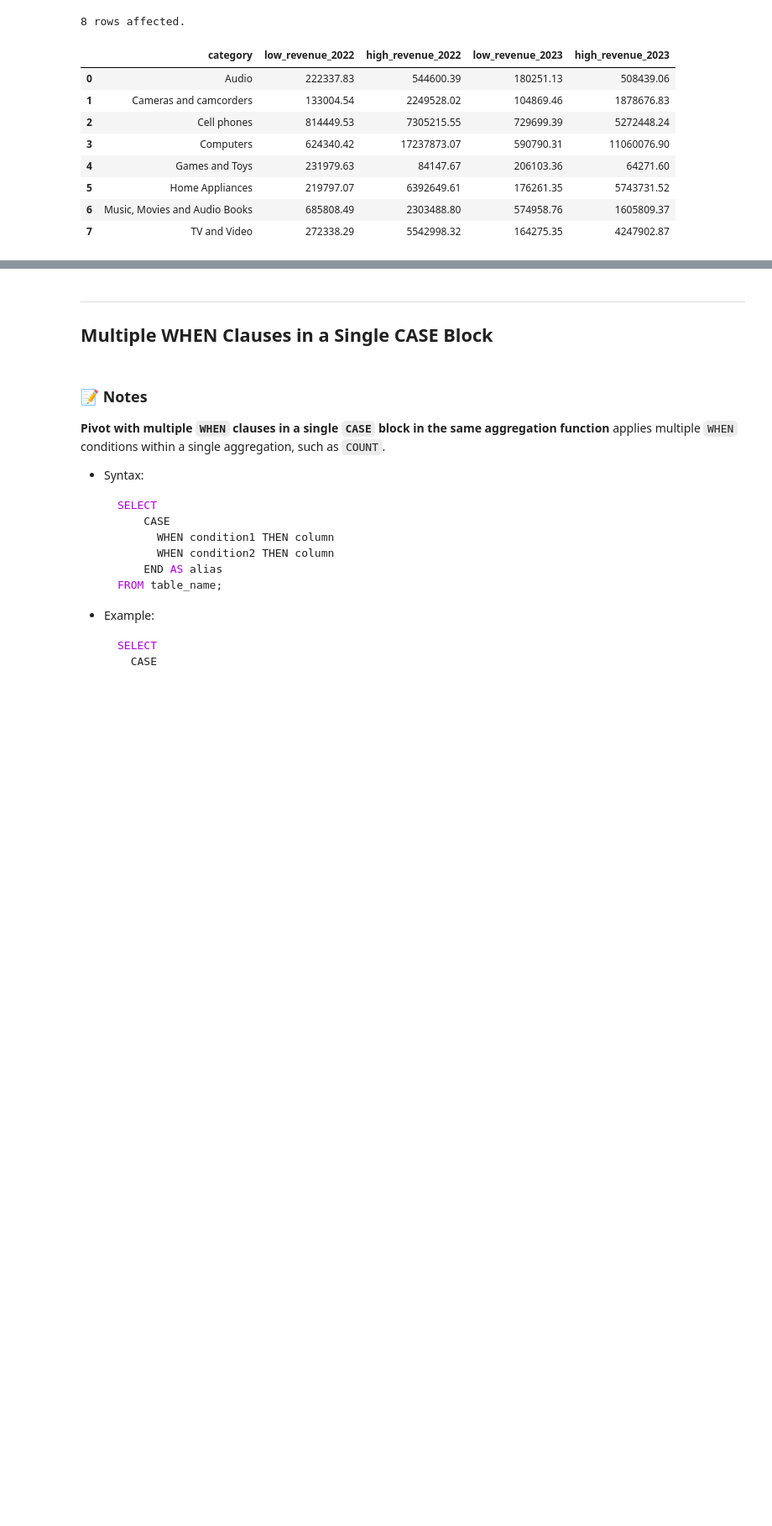
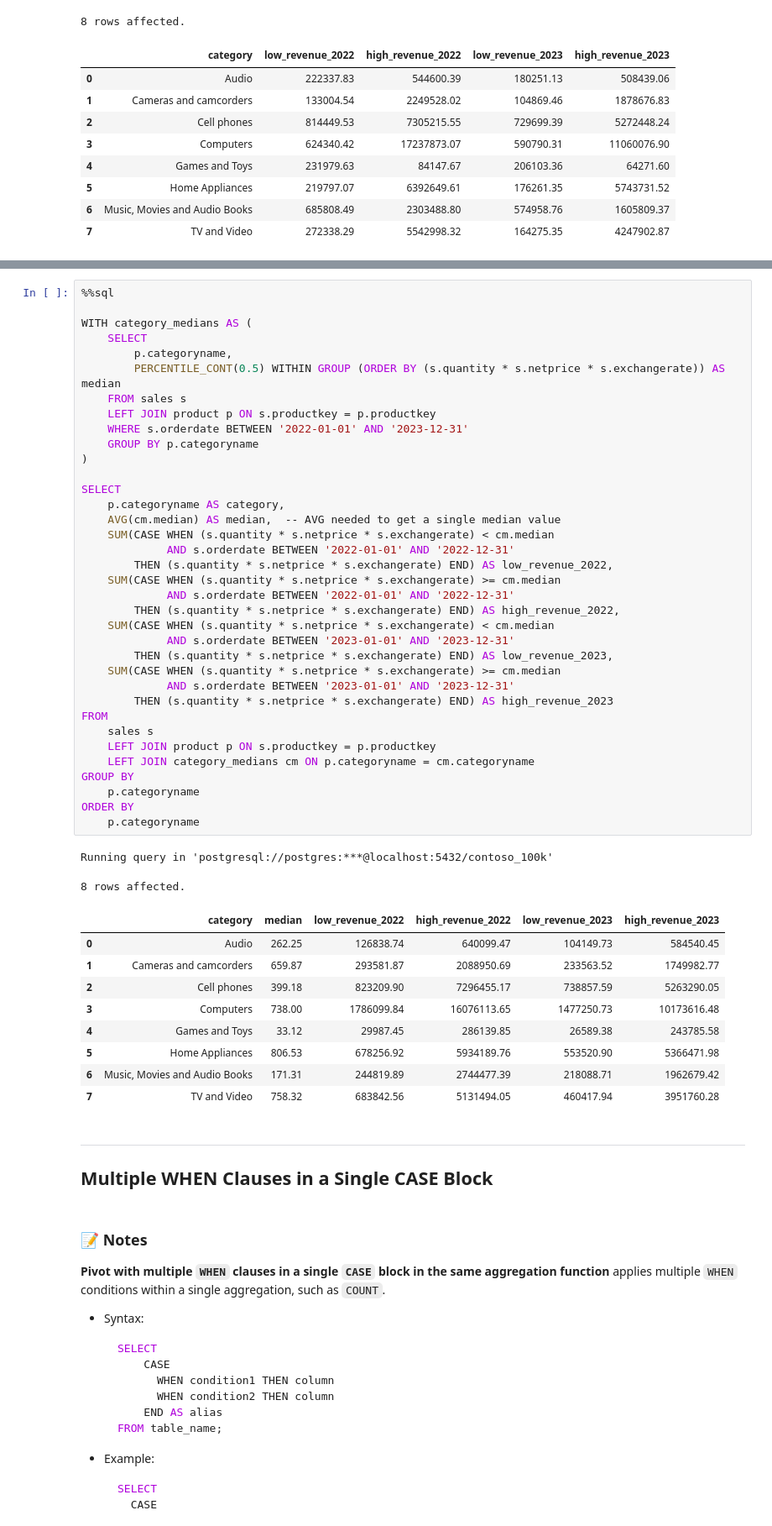
Before and after one commit to mgamzec/SQL_Data_Analytics_Project, a Jupyter notebook: 1_Pivot_With_Case_Statements/3_Advanced_Segmentation.ipynb, the cells around one changed output, grey strips where cells are left out. Shown: that part at 84% size. Drawn from its saved outputs; the diff is of its cells as text; blank space fills up the shorter version.

```diff
--- a/1_Pivot_With_Case_Statements/3_Advanced_Segmentation.ipynb
+++ b/1_Pivot_With_Case_Statements/3_Advanced_Segmentation.ipynb
@@ -372,3 +379,51 @@ Running query in 'postgresql://postgres:***@localhost:5432/contoso_100k'
+# %%
+%%sql
+
+WITH category_medians AS (
+    SELECT
+        p.categoryname,
+        PERCENTILE_CONT(0.5) WITHIN GROUP (ORDER BY (s.quantity * s.netprice * s.exchangerate)) AS median
+    FROM sales s
+    LEFT JOIN product p ON s.productkey = p.productkey
+    WHERE s.orderdate BETWEEN '2022-01-01' AND '2023-12-31'
+    GROUP BY p.categoryname
+)
+
+SELECT
+    p.categoryname AS category,
+    AVG(cm.median) AS median,  -- AVG needed to get a single median value
+    SUM(CASE WHEN (s.quantity * s.netprice * s.exchangerate) < cm.median
+             AND s.orderdate BETWEEN '2022-01-01' AND '2022-12-31'
+        THEN (s.quantity * s.netprice * s.exchangerate) END) AS low_revenue_2022,
+    SUM(CASE WHEN (s.quantity * s.netprice * s.exchangerate) >= cm.median
+             AND s.orderdate BETWEEN '2022-01-01' AND '2022-12-31'
+        THEN (s.quantity * s.netprice * s.exchangerate) END) AS high_revenue_2022,
+    SUM(CASE WHEN (s.quantity * s.netprice * s.exchangerate) < cm.median
+             AND s.orderdate BETWEEN '2023-01-01' AND '2023-12-31'
+        THEN (s.quantity * s.netprice * s.exchangerate) END) AS low_revenue_2023,
+    SUM(CASE WHEN (s.quantity * s.netprice * s.exchangerate) >= cm.median
+             AND s.orderdate BETWEEN '2023-01-01' AND '2023-12-31'
+        THEN (s.quantity * s.netprice * s.exchangerate) END) AS high_revenue_2023
+FROM
+    sales s
+    LEFT JOIN product p ON s.productkey = p.productkey
+    LEFT JOIN category_medians cm ON p.categoryname = cm.categoryname
+GROUP BY
+    p.categoryname
+ORDER BY
+    p.categoryname
+# %% [output]
+Running query in 'postgresql://postgres:***@localhost:5432/contoso_100k'
+8 rows affected.
+|  | category | median | low_revenue_2022 | high_revenue_2022 | low_revenue_2023 | high_revenue_2023 |
+| 0 | Audio | 262.25 | 126838.74 | 640099.47 | 104149.73 | 584540.45 |
+| 1 | Cameras and camcorders | 659.87 | 293581.87 | 2088950.69 | 233563.52 | 1749982.77 |
+| 2 | Cell phones | 399.18 | 823209.90 | 7296455.17 | 738857.59 | 5263290.05 |
+| 3 | Computers | 738.00 | 1786099.84 | 16076113.65 | 1477250.73 | 10173616.48 |
+| 4 | Games and Toys | 33.12 | 29987.45 | 286139.85 | 26589.38 | 243785.58 |
+| 5 | Home Appliances | 806.53 | 678256.92 | 5934189.76 | 553520.90 | 5366471.98 |
+| 6 | Music, Movies and Audio Books | 171.31 | 244819.89 | 2744477.39 | 218088.71 | 1962679.42 |
+| 7 | TV and Video | 758.32 | 683842.56 | 5131494.05 | 460417.94 | 3951760.28 |
 # %% [markdown]
 ---
 ## Multiple WHEN Clauses in a Single CASE Block
```
Also changed, not shown: parts of 7 cells of this notebook.
